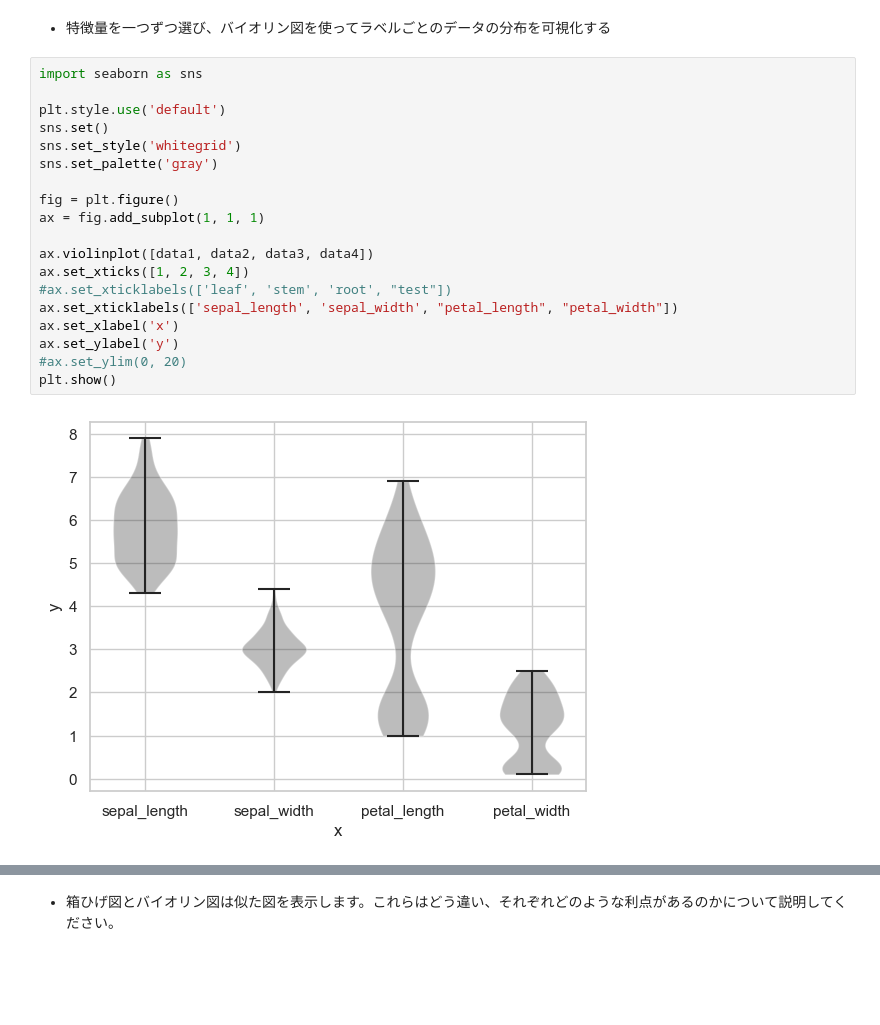
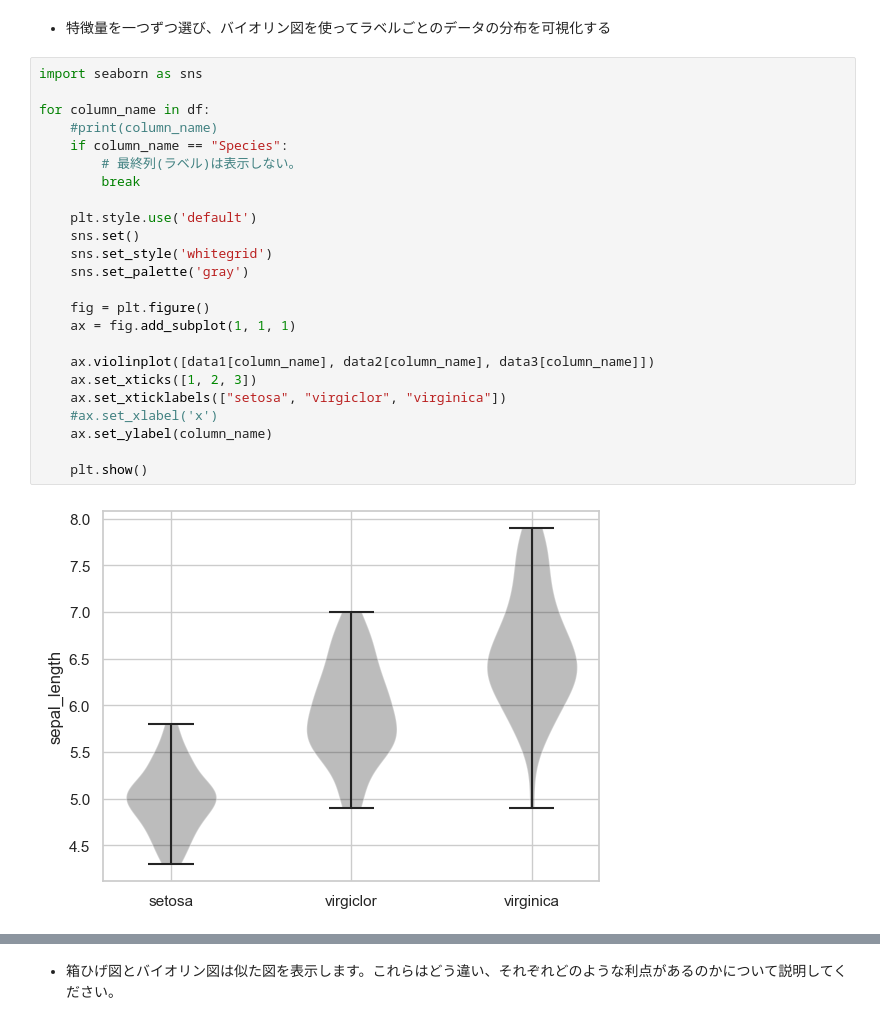
Before and after one commit to Yuta-Mori-1130/diveintocode-ml, a Jupyter notebook: week03/week-work03_01_ayame.ipynb, the cells around one changed output, grey strips where cells are left out. Saved outputs shown, nothing was run; the diff lists cells and outputs as text; blank space fills up the shorter version.

```diff
--- a/week03/week-work03_01_ayame.ipynb
+++ b/week03/week-work03_01_ayame.ipynb
@@ -332,21 +340,26 @@ plt.show()
 # %%
 import seaborn as sns
 
-plt.style.use('default')
-sns.set()
-sns.set_style('whitegrid')
-sns.set_palette('gray')
+for column_name in df:
+    #print(column_name)
+    if column_name == "Species":
+        # 最終列(ラベル)は表示しない。
+        break
 
-fig = plt.figure()
-ax = fig.add_subplot(1, 1, 1)
+    plt.style.use('default')
+    sns.set()
+    sns.set_style('whitegrid')
+    sns.set_palette('gray')
 
-ax.violinplot([data1, data2, data3, data4])
-ax.set_xticks([1, 2, 3, 4])
-#ax.set_xticklabels(['leaf', 'stem', 'root', "test"])
-ax.set_xticklabels(['sepal_length', 'sepal_width', "petal_length", "petal_width"])
-ax.set_xlabel('x')
-ax.set_ylabel('y')
-#ax.set_ylim(0, 20)
-plt.show()
+    fig = plt.figure()
+    ax = fig.add_subplot(1, 1, 1)
+
+    ax.violinplot([data1[column_name], data2[column_name], data3[column_name]])
+    ax.set_xticks([1, 2, 3])
+    ax.set_xticklabels(["setosa", "virgiclor", "virginica"])
+    #ax.set_xlabel('x')
+    ax.set_ylabel(column_name)
+
+    plt.show()
 # %% [output]
-[figure, old version]
+[figure, new version]
```
Also changed, not shown: parts of 2 cells of this notebook.
